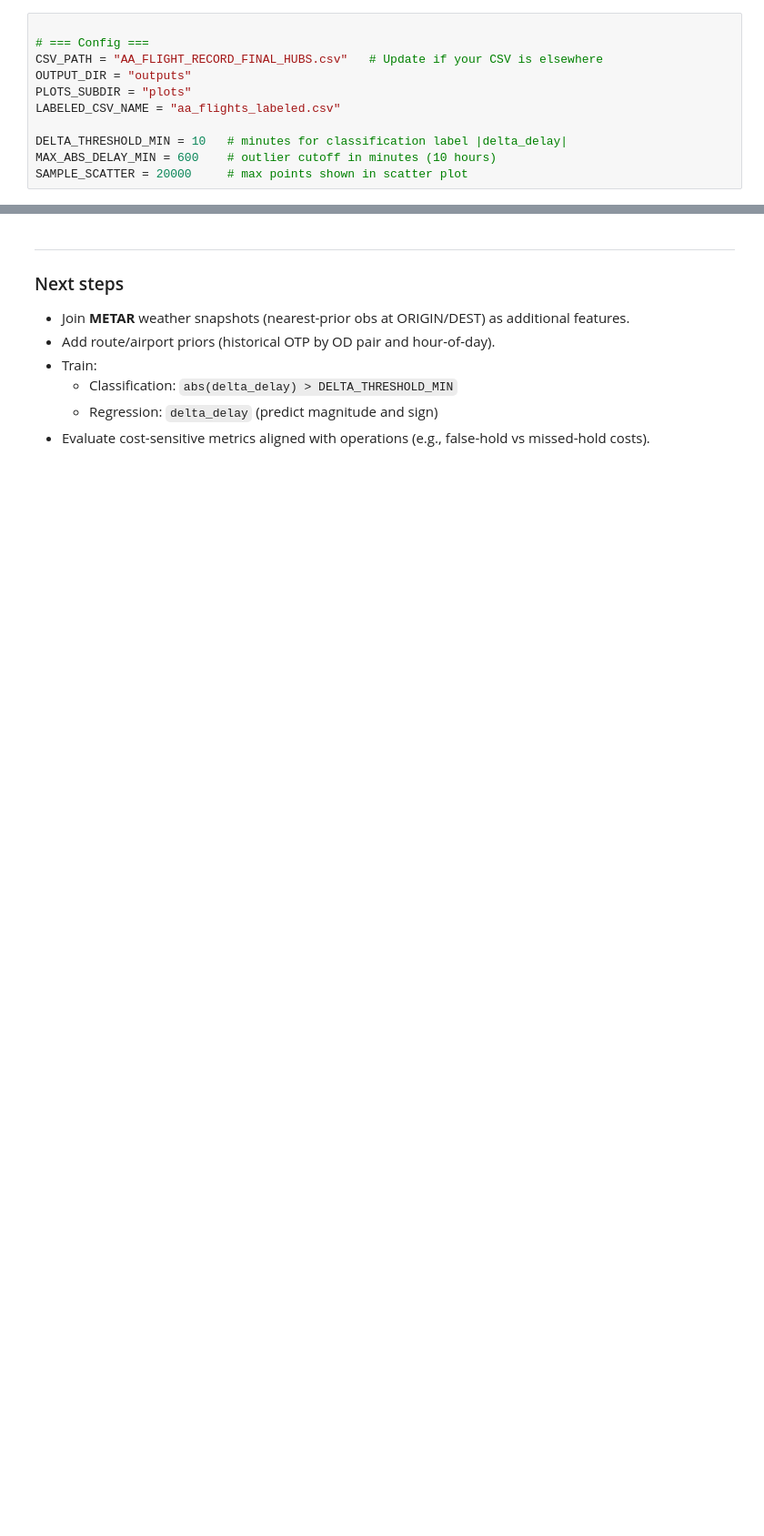
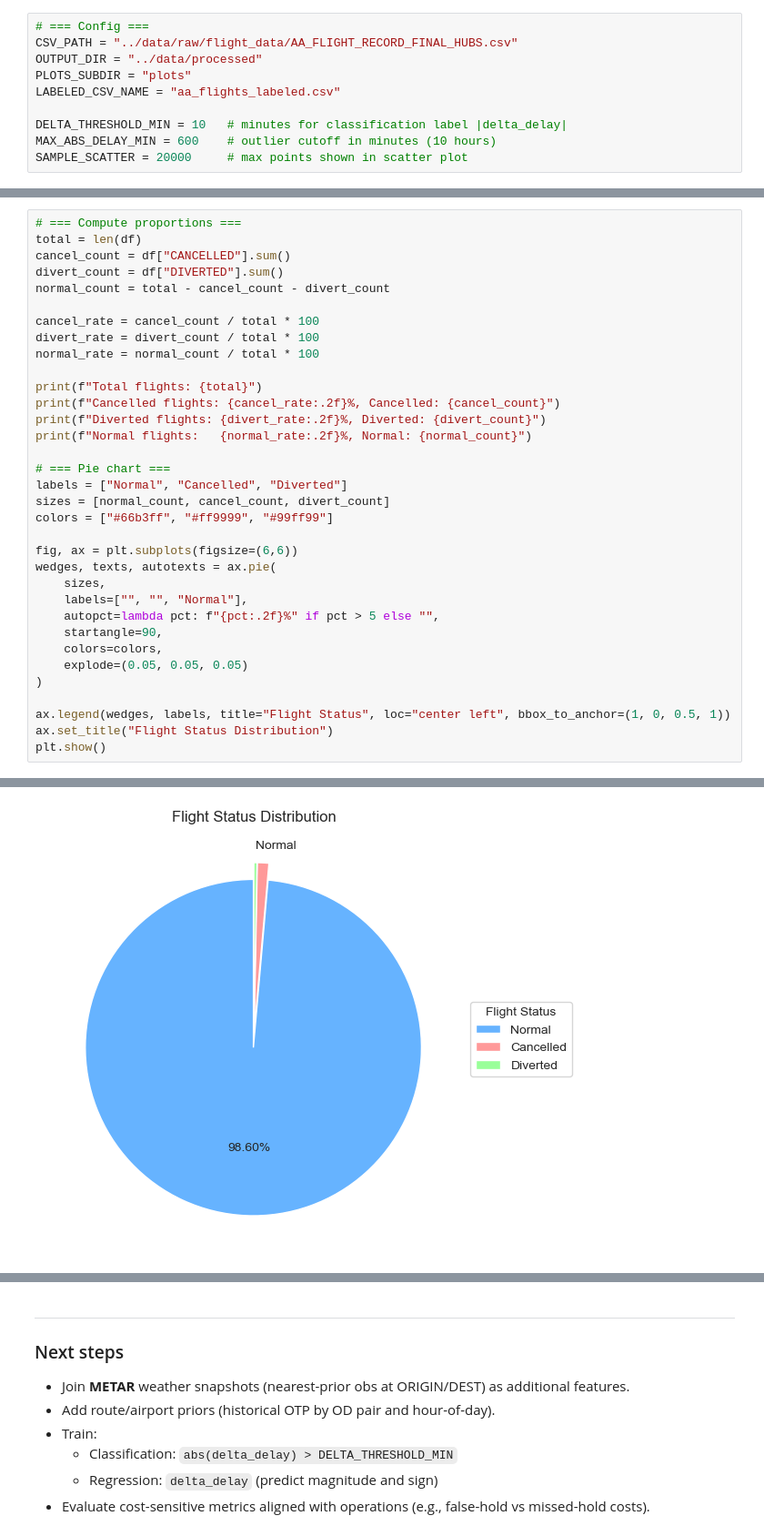
Before and after one commit to iampeterlol/AA-FLIGHT-ANALYSIS, a Jupyter notebook: notebooks/01_EDA_and_Labeling.ipynb, the cells around one changed output, grey strips where cells are left out. Shown at 91% size. Drawn from its saved outputs; the diff is of its cells as text; blank space fills up the shorter version.

Commit message:
cancelled/diverted flight proportion

```diff
--- a/notebooks/01_EDA_and_Labeling.ipynb
+++ b/notebooks/01_EDA_and_Labeling.ipynb
@@ -15,8 +22,7 @@ This notebook:
 # %%
-
 # === Config ===
-CSV_PATH = "AA_FLIGHT_RECORD_FINAL_HUBS.csv"   # Update if your CSV is elsewhere
-OUTPUT_DIR = "outputs"
+CSV_PATH = "../data/raw/flight_data/AA_FLIGHT_RECORD_FINAL_HUBS.csv"
+OUTPUT_DIR = "../data/processed"
 PLOTS_SUBDIR = "plots"
 LABELED_CSV_NAME = "aa_flights_labeled.csv"
 
@@ -84,0 +116,35 @@ df.head()
+# %%
+# === Compute proportions ===
+total = len(df)
+cancel_count = df["CANCELLED"].sum()
+divert_count = df["DIVERTED"].sum()
+normal_count = total - cancel_count - divert_count
+
+cancel_rate = cancel_count / total * 100
+divert_rate = divert_count / total * 100
+normal_rate = normal_count / total * 100
+
+print(f"Total flights: {total}")
+print(f"Cancelled flights: {cancel_rate:.2f}%, Cancelled: {cancel_count}")
+print(f"Diverted flights: {divert_rate:.2f}%, Diverted: {divert_count}")
+print(f"Normal flights:   {normal_rate:.2f}%, Normal: {normal_count}")
+
+# === Pie chart ===
+labels = ["Normal", "Cancelled", "Diverted"]
+sizes = [normal_count, cancel_count, divert_count]
+colors = ["#66b3ff", "#ff9999", "#99ff99"]
+
+fig, ax = plt.subplots(figsize=(6,6))
+wedges, texts, autotexts = ax.pie(
+    sizes,
+    labels=["", "", "Normal"],
+    autopct=lambda pct: f"{pct:.2f}%" if pct > 5 else "",
+    startangle=90,
+    colors=colors,
+    explode=(0.05, 0.05, 0.05)
+)
+
+ax.legend(wedges, labels, title="Flight Status", loc="center left", bbox_to_anchor=(1, 0, 0.5, 1))
+ax.set_title("Flight Status Distribution")
+plt.show()
+# %% [output]
@@ -84,0 +155 @@ df.head()
+[figure, added]
```
Also changed, not shown: parts of 18 cells of this notebook.
